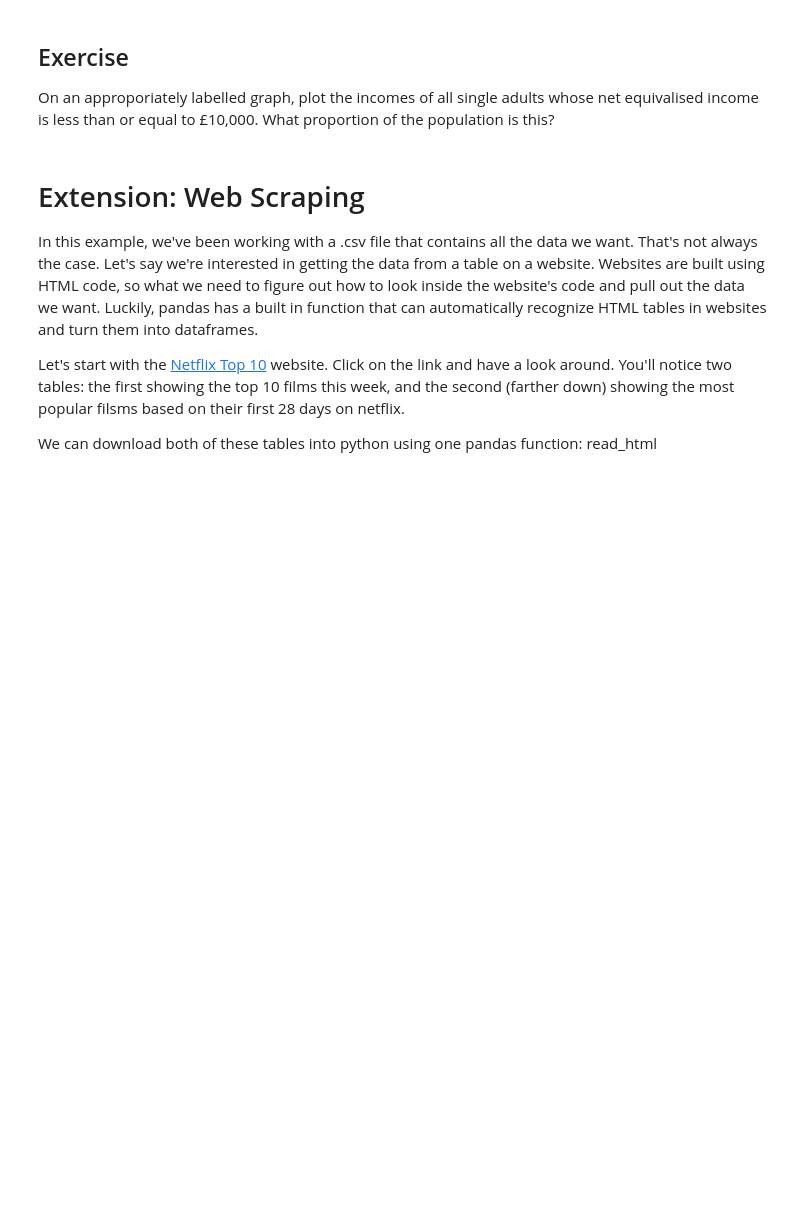
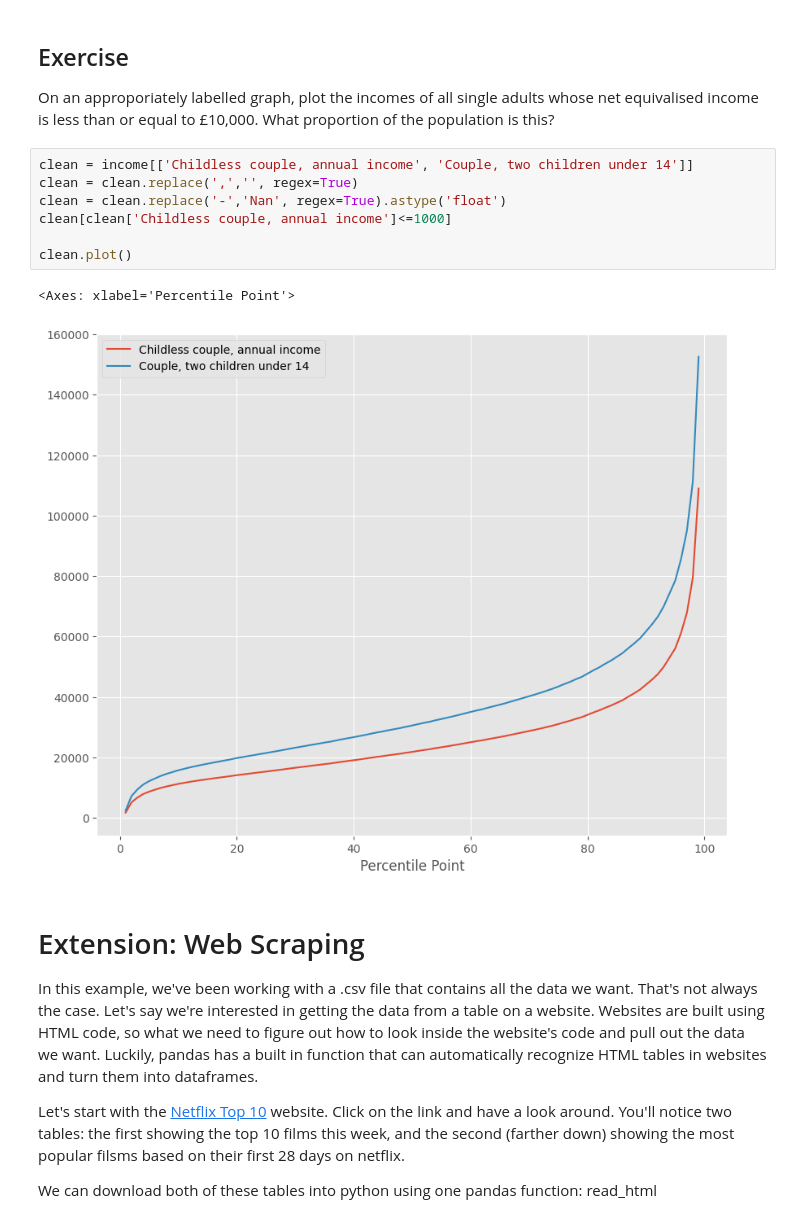
Before and after one commit to vittoriadaveri/QM-2-FINAL, a Jupyter notebook: Copy_of_W2_Working_with_Data_in_Pandas.ipynb, the cells around one changed output. Saved outputs shown, nothing was run; the diff lists cells and outputs as text; blank space fills up the shorter version.

```diff
--- a/Copy_of_W2_Working_with_Data_in_Pandas.ipynb
+++ b/Copy_of_W2_Working_with_Data_in_Pandas.ipynb
@@ -348,6 +386,16 @@ We won't dwell on comparative operative, here we've used ">" to mean "is greater
 # %% [markdown]
 ## Exercise
 On an approporiately labelled graph, plot the incomes of all single adults whose net equivalised income is less than or equal to £10,000. What proportion of the population is this?
+# %%
+clean = income[['Childless couple, annual income', 'Couple, two children under 14']]
+clean = clean.replace(',','', regex=True)
+clean = clean.replace('-','Nan', regex=True).astype('float')
+clean[clean['Childless couple, annual income']<=1000]
+
+clean.plot()
+# %% [output]
+<Axes: xlabel='Percentile Point'>
+[figure, added]
 # %% [markdown]
 # Extension: Web Scraping
 
```
Also changed, not shown: parts of 11 cells of this notebook.
